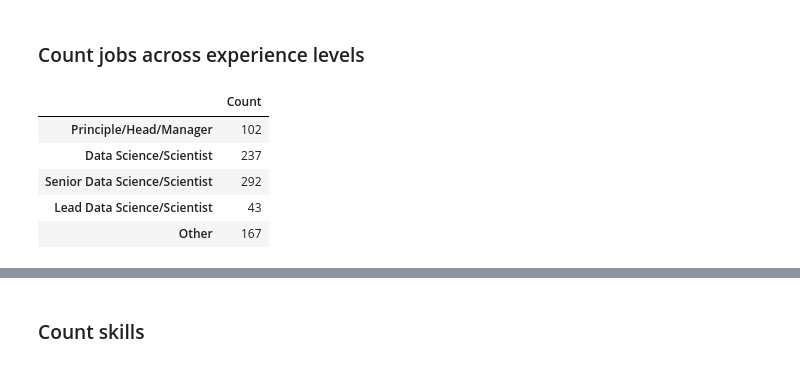
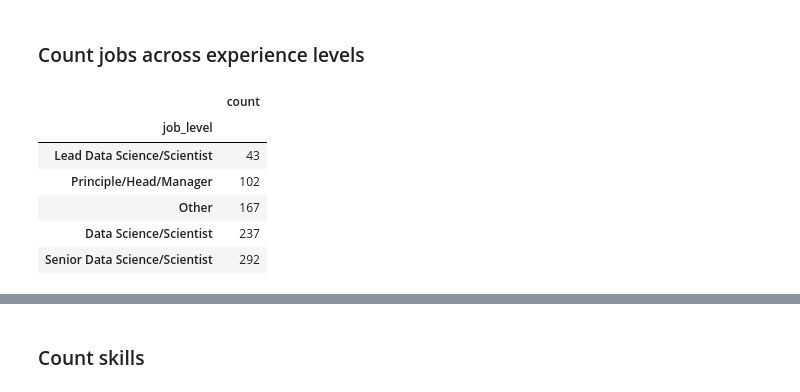
Before and after one commit to ptpuyen1511/data-science-jobs-dashboard, a Jupyter notebook: eda.ipynb, the cells around one changed output, grey strips where cells are left out. Cells and saved outputs as stored; diff of their text form; code cells hidden in the pictures.

```diff
--- a/eda.ipynb
+++ b/eda.ipynb
@@ -204,21 +215,15 @@ len(ot_ds_df), ot_ds_df['job_title'].value_counts()
 ## Some Stats
 # %% [markdown]
 ### Count jobs across experience levels
-# %%
-count_jobs_dict = dict()
-count_jobs_dict['Principle/Head/Manager'] = len(pr_he_ma_df)
-count_jobs_dict['Data Science/Scientist'] = len(ds_df)
-count_jobs_dict['Senior Data Science/Scientist'] = len(sr_ds_df)
-count_jobs_dict['Lead Data Science/Scientist'] = len(le_ds_df)
-count_jobs_dict['Other'] = len(ot_ds_df)
-
-count_jobs_df = pd.DataFrame.from_dict(count_jobs_dict, orient='index').rename(columns={0: 'Count'})
-count_jobs_df
-# %% [output]
-|  | Count |
-| Principle/Head/Manager | 102 |
-| Data Science/Scientist | 237 |
-| Senior Data Science/Scientist | 292 |
-| Lead Data Science/Scientist | 43 |
-| Other | 167 |
+# %%
+count_jobs_df = pd.DataFrame(jobs_df.groupby(['job_level']).size().sort_values(ascending=True)).reset_index().rename(columns={0: 'count'}).set_index('job_level')
+count_jobs_df
+# %% [output]
+|  | count |
+| job_level |  |
+| Lead Data Science/Scientist | 43 |
+| Principle/Head/Manager | 102 |
+| Other | 167 |
+| Data Science/Scientist | 237 |
+| Senior Data Science/Scientist | 292 |
 # %%
```
Also changed, not shown: parts of 4 cells of this notebook, 1 other file.
